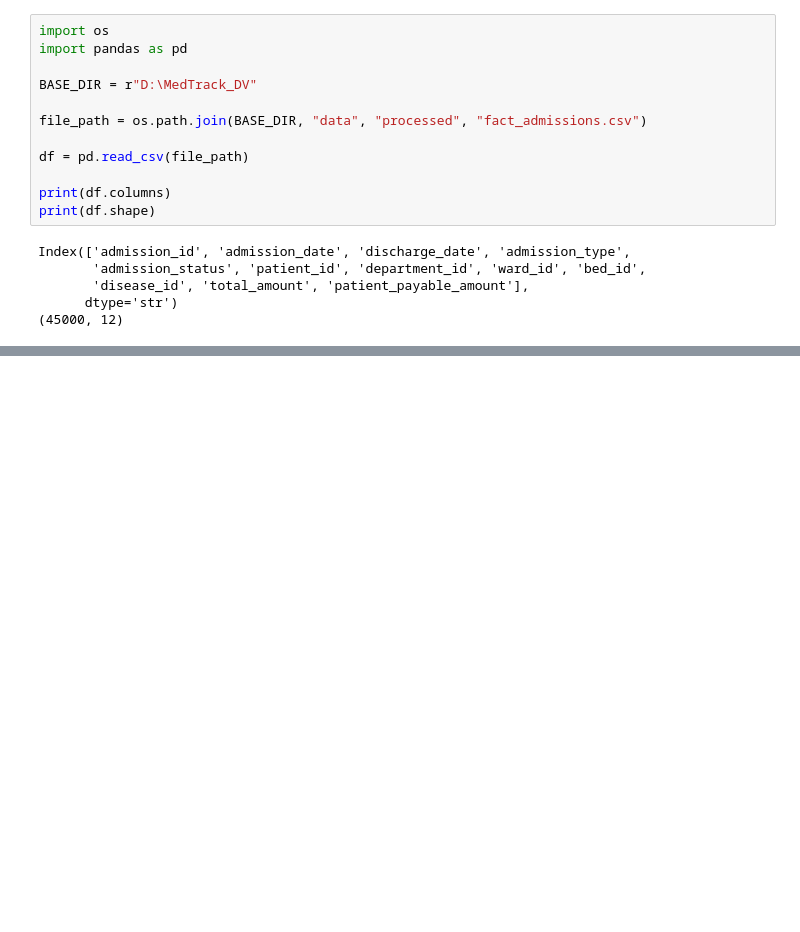
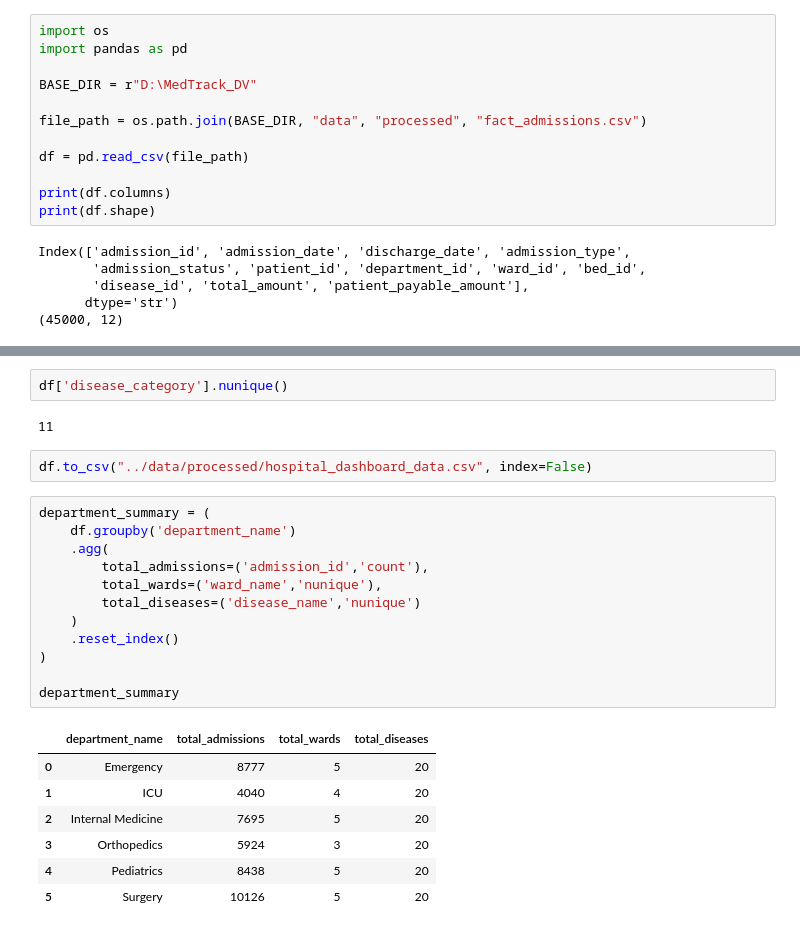
Before and after one commit to springboardmentor2801p/MedTrack_DV, a Jupyter notebook: notebooks/data_exploration.ipynb, the cells around one changed output, grey strips where cells are left out. Drawn from its saved outputs; the diff is of its cells as text; blank space fills up the shorter version.

```diff
--- a/notebooks/data_exploration.ipynb
+++ b/notebooks/data_exploration.ipynb
@@ -118,0 +247,26 @@ ModuleNotFoundError: No module named 'matplotlib'
+# %%
+df['disease_category'].nunique()
+# %% [output]
+11
+# %%
+df.to_csv("../data/processed/hospital_dashboard_data.csv", index=False)
+# %%
+department_summary = (
+    df.groupby('department_name')
+    .agg(
+        total_admissions=('admission_id','count'),
+        total_wards=('ward_name','nunique'),
+        total_diseases=('disease_name','nunique')
+    )
+    .reset_index()
+)
+
+department_summary
+# %% [output]
+|  | department_name | total_admissions | total_wards | total_diseases |
+| 0 | Emergency | 8777 | 5 | 20 |
+| 1 | ICU | 4040 | 4 | 20 |
+| 2 | Internal Medicine | 7695 | 5 | 20 |
+| 3 | Orthopedics | 5924 | 3 | 20 |
+| 4 | Pediatrics | 8438 | 5 | 20 |
+| 5 | Surgery | 10126 | 5 | 20 |
```
Also changed, not shown: parts of 38 cells of this notebook, 1 other file.
